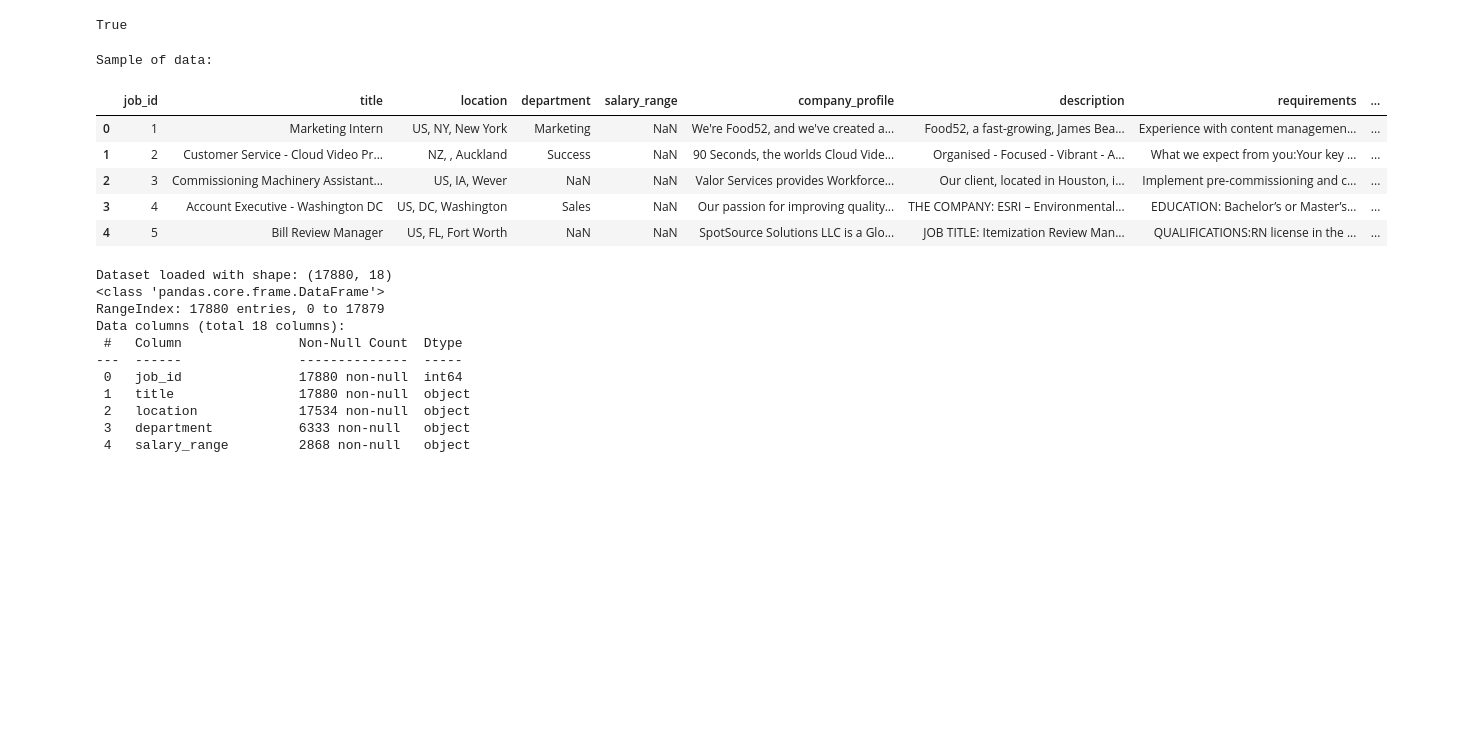
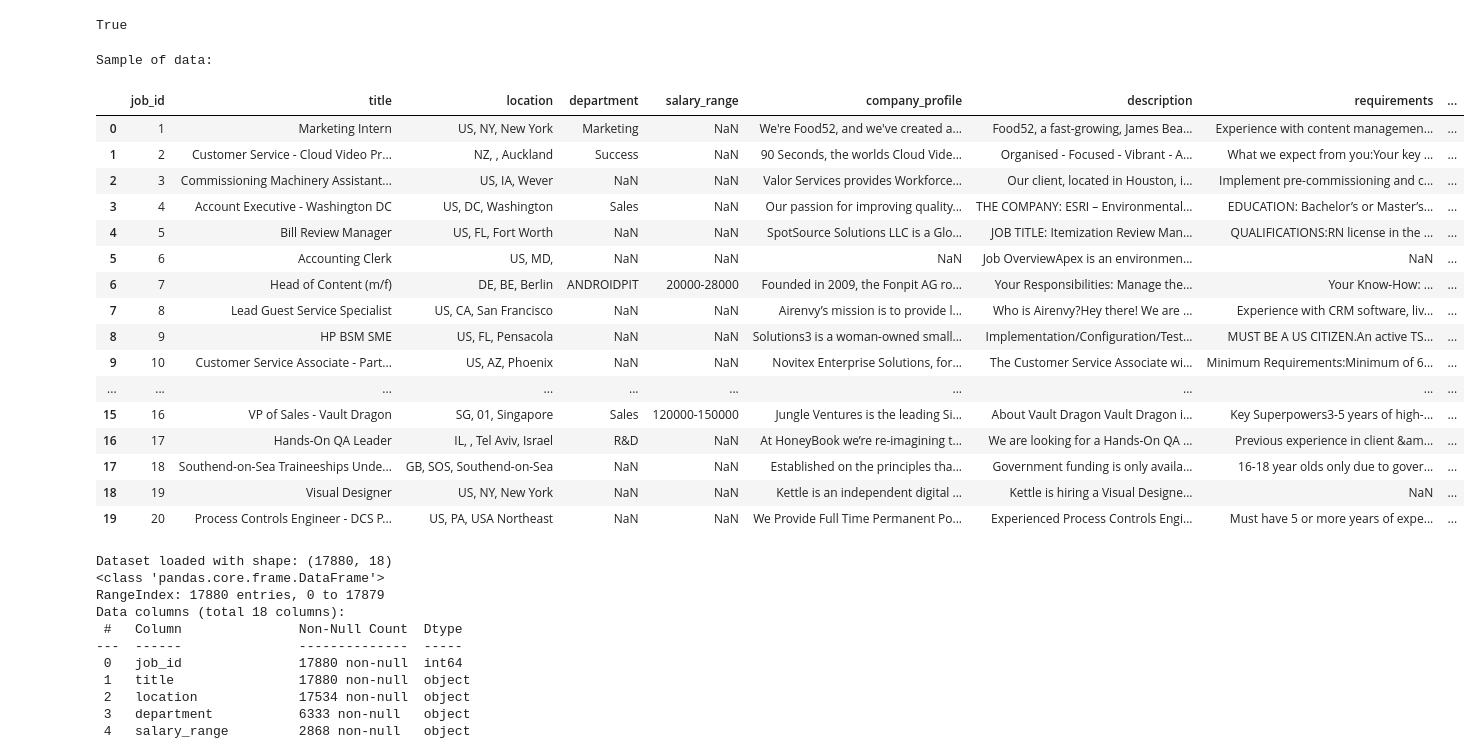
Before and after one commit to arpitathokal/Fake_Job_Detector, a Jupyter notebook: notebooks/EDA.ipynb, the cells around one changed output. Cells and saved outputs as stored; diff of their text form; code cells hidden in the pictures; blank space fills up the shorter version.

```diff
--- a/notebooks/EDA.ipynb
+++ b/notebooks/EDA.ipynb
@@ -47,15 +45,26 @@ True
 df = pd.read_csv('../fake_job_postings.csv')
 # %%
 print("\nSample of data:")
-df.head()
+df.head(20)
 # %% [output]
 Sample of data:
 |  | job_id | title | location | department | salary_range | company_profile | description | requirements | ... |
 | 0 | 1 | Marketing Intern | US, NY, New York | Marketing | NaN | We're Food52, and we've created a... | Food52, a fast-growing, James Bea... | Experience with content managemen... | ... |
 | 1 | 2 | Customer Service - Cloud Video Pr... | NZ, , Auckland | Success | NaN | 90 Seconds, the worlds Cloud Vide... | Organised - Focused - Vibrant - A... | What we expect from you:Your key ... | ... |
 | 2 | 3 | Commissioning Machinery Assistant... | US, IA, Wever | NaN | NaN | Valor Services provides Workforce... | Our client, located in Houston, i... | Implement pre-commissioning and c... | ... |
 | 3 | 4 | Account Executive - Washington DC | US, DC, Washington | Sales | NaN | Our passion for improving quality... | THE COMPANY: ESRI – Environmental... | EDUCATION: Bachelor’s or Master’s... | ... |
 | 4 | 5 | Bill Review Manager | US, FL, Fort Worth | NaN | NaN | SpotSource Solutions LLC is a Glo... | JOB TITLE: Itemization Review Man... | QUALIFICATIONS:RN license in the ... | ... |
+| 5 | 6 | Accounting Clerk | US, MD, | NaN | NaN | NaN | Job OverviewApex is an environmen... | NaN | ... |
+| 6 | 7 | Head of Content (m/f) | DE, BE, Berlin | ANDROIDPIT | 20000-28000 | Founded in 2009, the Fonpit AG ro... | Your Responsibilities: Manage the... | Your Know-How: ... | ... |
+| 7 | 8 | Lead Guest Service Specialist | US, CA, San Francisco | NaN | NaN | Airenvy’s mission is to provide l... | Who is Airenvy?Hey there! We are ... | Experience with CRM software, liv... | ... |
+| 8 | 9 | HP BSM SME | US, FL, Pensacola | NaN | NaN | Solutions3 is a woman-owned small... | Implementation/Configuration/Test... | MUST BE A US CITIZEN.An active TS... | ... |
+| 9 | 10 | Customer Service Associate - Part... | US, AZ, Phoenix | NaN | NaN | Novitex Enterprise Solutions, for... | The Customer Service Associate wi... | Minimum Requirements:Minimum of 6... | ... |
+| ... | ... | ... | ... | ... | ... | ... | ... | ... | ... |
+| 15 | 16 | VP of Sales - Vault Dragon | SG, 01, Singapore | Sales | 120000-150000 | Jungle Ventures is the leading Si... | About Vault Dragon Vault Dragon i... | Key Superpowers3-5 years of high-... | ... |
+| 16 | 17 | Hands-On QA Leader | IL, , Tel Aviv, Israel | R&D | NaN | At HoneyBook we’re re-imagining t... | We are looking for a Hands-On QA ... | Previous experience in client &am... | ... |
+| 17 | 18 | Southend-on-Sea Traineeships Unde... | GB, SOS, Southend-on-Sea | NaN | NaN | Established on the principles tha... | Government funding is only availa... | 16-18 year olds only due to gover... | ... |
+| 18 | 19 | Visual Designer | US, NY, New York | NaN | NaN | Kettle is an independent digital ... | Kettle is hiring a Visual Designe... | NaN | ... |
+| 19 | 20 | Process Controls Engineer - DCS P... | US, PA, USA Northeast | NaN | NaN | We Provide Full Time Permanent Po... | Experienced Process Controls Engi... | Must have 5 or more years of expe... | ... |
 # %%
 # Show basic info
 print(f"Dataset loaded with shape: {df.shape}")
```
Also changed, not shown: parts of 16 cells of this notebook, 7 other files.
